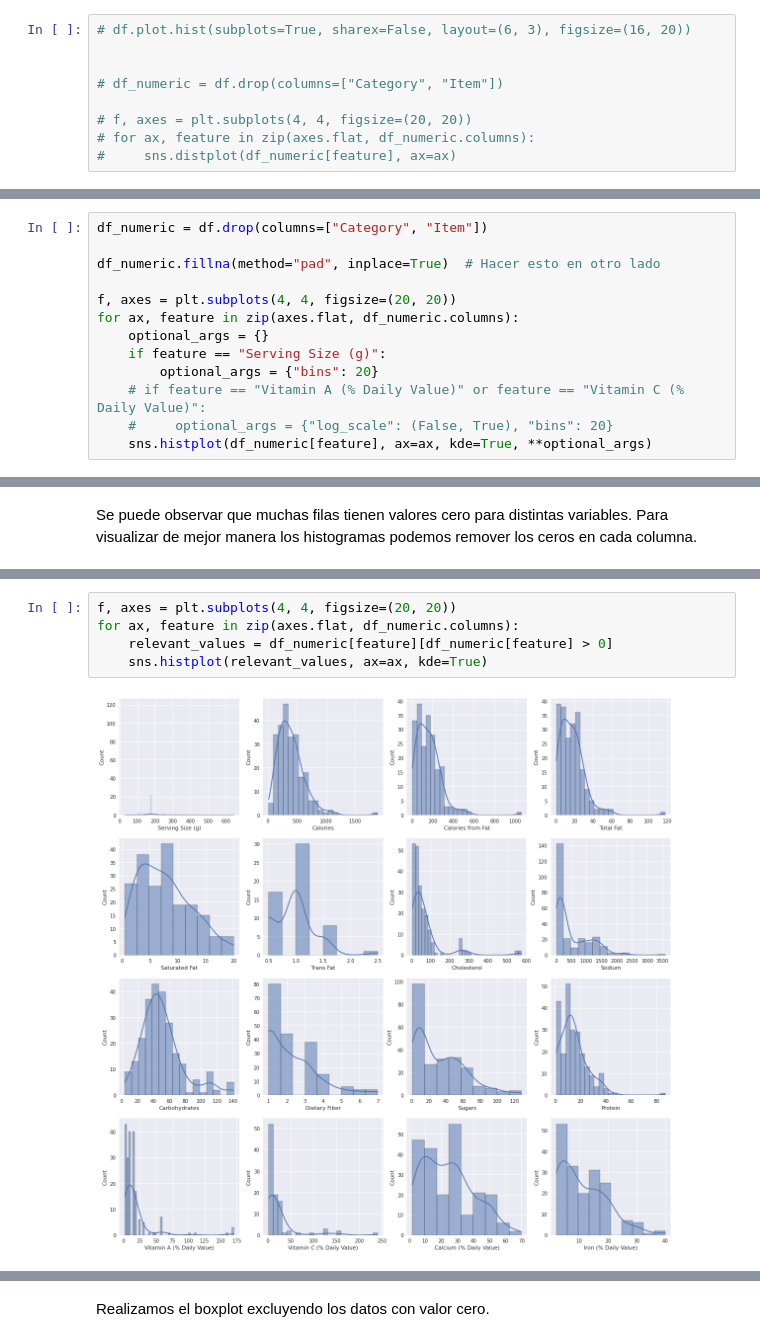
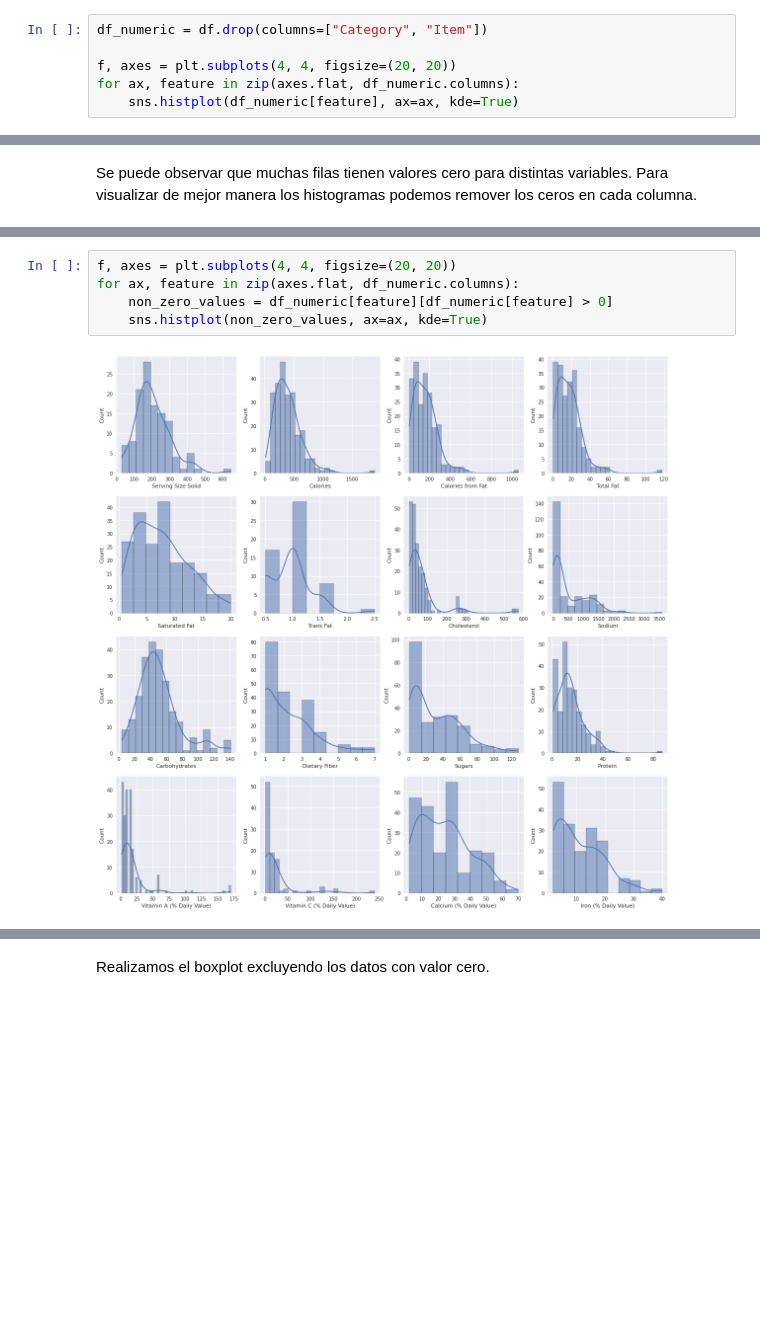
Before and after one commit to achurichi/CEIA-analisis_de_datos, a Jupyter notebook: TP_final/tp.ipynb, the cells around one changed output, grey strips where cells are left out. Drawn from its saved outputs; the diff is of its cells as text; blank space fills up the shorter version.

```diff
--- a/TP_final/tp.ipynb
+++ b/TP_final/tp.ipynb
@@ -148,9 +142,6 @@ df.head()
 # %%
-# df.plot.hist(subplots=True, sharex=False, layout=(6, 3), figsize=(16, 20))
+df_numeric = df.drop(columns=["Category", "Item"])
 
-
-# df_numeric = df.drop(columns=["Category", "Item"])
-
-# f, axes = plt.subplots(4, 4, figsize=(20, 20))
-# for ax, feature in zip(axes.flat, df_numeric.columns):
-#     sns.distplot(df_numeric[feature], ax=ax)
+f, axes = plt.subplots(4, 4, figsize=(20, 20))
+for ax, feature in zip(axes.flat, df_numeric.columns):
+    sns.histplot(df_numeric[feature], ax=ax, kde=True)
@@ -157,13 +149,0 @@ df.head()
-# %%
-df_numeric = df.drop(columns=["Category", "Item"])
-
-df_numeric.fillna(method="pad", inplace=True)  # Hacer esto en otro lado
-
-f, axes = plt.subplots(4, 4, figsize=(20, 20))
-for ax, feature in zip(axes.flat, df_numeric.columns):
-    optional_args = {}
-    if feature == "Serving Size (g)":
-        optional_args = {"bins": 20}
-    # if feature == "Vitamin A (% Daily Value)" or feature == "Vitamin C (% Daily Value)":
-    #     optional_args = {"log_scale": (False, True), "bins": 20}
-    sns.histplot(df_numeric[feature], ax=ax, kde=True, **optional_args)
@@ -174,8 +176,8 @@ Se puede observar que muchas filas tienen valores cero para distintas variables.
 # %%
 f, axes = plt.subplots(4, 4, figsize=(20, 20))
 for ax, feature in zip(axes.flat, df_numeric.columns):
-    relevant_values = df_numeric[feature][df_numeric[feature] > 0]
-    sns.histplot(relevant_values, ax=ax, kde=True)
+    non_zero_values = df_numeric[feature][df_numeric[feature] > 0]
+    sns.histplot(non_zero_values, ax=ax, kde=True)
 # %% [output]
-[figure, old version]
+[figure, new version]
 # %% [markdown]
```
Also changed, not shown: parts of 22 cells of this notebook.
